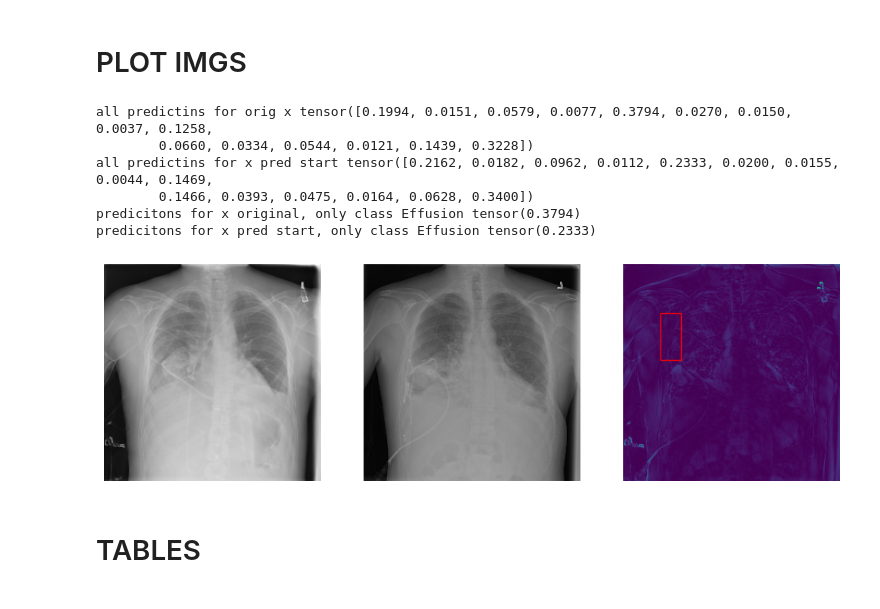
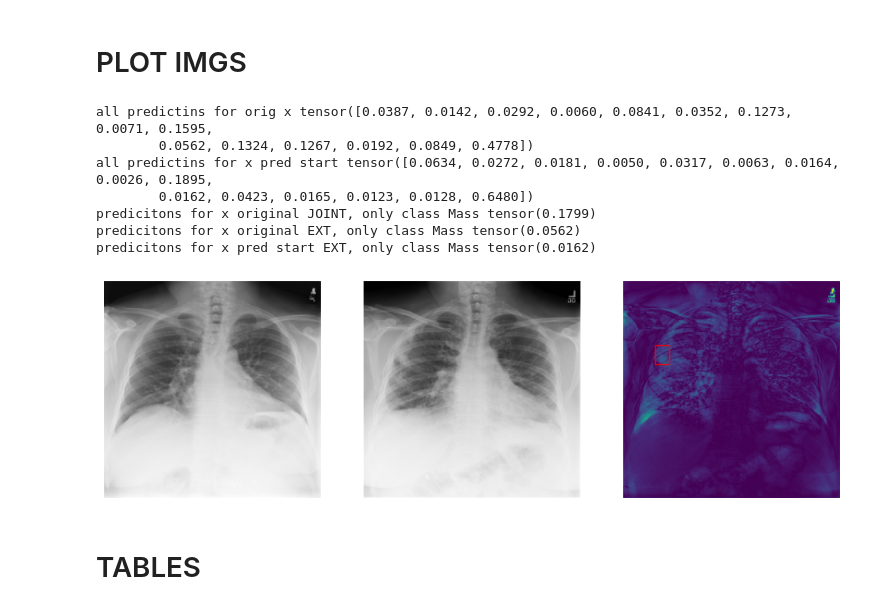
Before and after one commit to pskiers/Joint-Diffusion-in-Latent-Space, a Jupyter notebook: jk_sample_with_guidance.ipynb, the cells around one changed output. Saved outputs shown, nothing was run; the diff lists cells and outputs as text; code cells hidden in the pictures.

```diff
--- a/jk_sample_with_guidance.ipynb
+++ b/jk_sample_with_guidance.ipynb
@@ -41,10 +79,10 @@
 # %%
-# torch.set_printoptions(sci_mode=False)
-# config = OmegaConf.load("/home/jk/Joint-Diffusion-in-Latent-Space/logs/d14_resnet_aug8_100_MultilabelClassifier_2024-02-08T23-03-18/configs/config.yaml")
-# ckpt_path = f"/home/jk/Joint-Diffusion-in-Latent-Space/logs/d14_resnet_aug8_100_MultilabelClassifier_2024-02-08T23-03-18/checkpoints/last.ckpt"
+torch.set_printoptions(sci_mode=False)
+config = OmegaConf.load("/home/jk/Joint-Diffusion-in-Latent-Space/logs/d14_resnet_aug8_100_MultilabelClassifier_2024-02-08T23-03-18/configs/config.yaml")
+ckpt_path = f"/home/jk/Joint-Diffusion-in-Latent-Space/logs/d14_resnet_aug8_100_MultilabelClassifier_2024-02-08T23-03-18/checkpoints/last.ckpt"
 
-# model_2 = MultilabelClassifier(**config.model.get("params", dict()))
-# checkpoint = torch.load(ckpt_path)
-# model_2.load_state_dict(checkpoint["state_dict"])
-# model_2.to("cuda")
-# model_2.eval()
+model_2 = MultilabelClassifier(**config.model.get("params", dict()))
+checkpoint = torch.load(ckpt_path)
+model_2.load_state_dict(checkpoint["state_dict"])
+model_2.to("cuda")
+model_2.eval()
@@ -71,6 +127,8 @@
 # %%
-# cl_list = ["Atelectasis","Cardiomegaly","Consolidation","Edema","Effusion","Emphysema","Fibrosis", "Hernia","Infiltration", "Mass", "Nodule","Pleural_Thickening","Pneumonia","Pneumothorax","No Finding"]
-# cl_list_loop=cl_list.copy()
-# T = 10
-# num_timesteps = 1000
+cl_list = ["Atelectasis","Cardiomegaly","Consolidation","Edema","Effusion","Emphysema","Fibrosis", "Hernia","Infiltration", "Mass", "Nodule","Pleural_Thickening","Pneumonia","Pneumothorax","No Finding"]
+cl_list_loop=cl_list.copy()
+#cl_list_loop=["Mass"]
+T = 500
+num_timesteps = 1000
+folder_to_save = "vce_results_scale0"
 # %%
@@ -144,10 +205,10 @@
 # %%
 import torch
 # %%
-T = 350
+T = 500
 cl_list = ["Atelectasis","Cardiomegaly","Consolidation","Edema","Effusion","Emphysema","Fibrosis", "Hernia","Infiltration", "Mass", "Nodule","Pleural_Thickening","Pneumonia","Pneumothorax","No Finding"]
-folder_to_save='/Users/joannakaleta/Documents/Sano/sano_machines/vce_results_baseline'
-for class_ in ["Effusion"]:
+folder_to_save='vce_results_3'
+for class_ in ["Mass"]:
     x_samples =torch.load(f'{folder_to_save}/T{T}_{class_}_x_samples.pt')
     pred_o = torch.load(f'{folder_to_save}/T{T}_{class_}_pred_o.pt')
     img_original = torch.load(f'{folder_to_save}/T{T}_{class_}_img_original.pt')
@@ -158,7 +219,7 @@ for class_ in ["Effusion"]:
 import matplotlib.pyplot as plt
 import matplotlib.patches as patches
 # %%
-idx_from_batch = 13
+idx_from_batch = 5
 
 fig, axes = plt.subplots(1, 3, figsize=(12, 4))
 
@@ -178,43 +239,45 @@ ax +=1
 axes[ax].imshow(img_ref, cmap='gray')
 axes[ax].axis('off')
 
 ax +=1
 
 
 x, y, w, h = bbox[idx_from_batch][0], bbox[idx_from_batch][1],bbox[idx_from_batch][2], bbox[idx_from_batch][3]
 # Scale the bounding box coordinates from 1024x1024 to 256x256
 scaled_x = x * 0.25
 scaled_y = y * 0.25
 scaled_w = w * 0.25
 scaled_h = h * 0.25
 
 # Create a rectangle patch using the scaled coordinates
 rect = patches.Rectangle((scaled_x, scaled_y), scaled_w, scaled_h, linewidth=1, edgecolor='r', facecolor='none')
 
 # Add the rectangle patch to the plot
 axes[ax].add_patch(rect)
 
 
 axes[ax].imshow(diff)
 axes[ax].axis('off')
 
 #fig.suptitle(ret[3][0][idx_from_batch])
-
+pred_o_for_item = torch.nn.functional.sigmoid(pred_o[idx_from_batch])
 pred_o_ext_for_item = torch.nn.functional.sigmoid(pred_o_ext[idx_from_batch])
 pred_ext_for_item = torch.nn.functional.sigmoid(pred_ext[idx_from_batch])
 id_class = cl_list.index(class_)
 print('all predictins for orig x', pred_o_ext_for_item)
 print('all predictins for x pred start', pred_ext_for_item)
-print(f'predicitons for x original, only class {cl_list[id_class]}', pred_o_ext_for_item[id_class])
-print(f'predicitons for x pred start, only class {cl_list[id_class]}',pred_ext_for_item[id_class])
+print(f'predicitons for x original JOINT, only class {cl_list[id_class]}', pred_o_for_item[id_class])
+print(f'predicitons for x original EXT, only class {cl_list[id_class]}', pred_o_ext_for_item[id_class])
+print(f'predicitons for x pred start EXT, only class {cl_list[id_class]}',pred_ext_for_item[id_class])
 # %% [output]
-all predictins for orig x tensor([0.1994, 0.0151, 0.0579, 0.0077, 0.3794, 0.0270, 0.0150, 0.0037, 0.1258,
-        0.0660, 0.0334, 0.0544, 0.0121, 0.1439, 0.3228])
-all predictins for x pred start tensor([0.2162, 0.0182, 0.0962, 0.0112, 0.2333, 0.0200, 0.0155, 0.0044, 0.1469,
-        0.1466, 0.0393, 0.0475, 0.0164, 0.0628, 0.3400])
-predicitons for x original, only class Effusion tensor(0.3794)
-predicitons for x pred start, only class Effusion tensor(0.2333)
+all predictins for orig x tensor([0.0387, 0.0142, 0.0292, 0.0060, 0.0841, 0.0352, 0.1273, 0.0071, 0.1595,
+        0.0562, 0.1324, 0.1267, 0.0192, 0.0849, 0.4778])
+all predictins for x pred start tensor([0.0634, 0.0272, 0.0181, 0.0050, 0.0317, 0.0063, 0.0164, 0.0026, 0.1895,
+        0.0162, 0.0423, 0.0165, 0.0123, 0.0128, 0.6480])
+predicitons for x original JOINT, only class Mass tensor(0.1799)
+predicitons for x original EXT, only class Mass tensor(0.0562)
+predicitons for x pred start EXT, only class Mass tensor(0.0162)
-[figure, old version]
+[figure, new version]
 # %% [markdown]
 # TABLES
 # %% [markdown]
```
Also changed, not shown: parts of 10 cells of this notebook, 3 other files.
